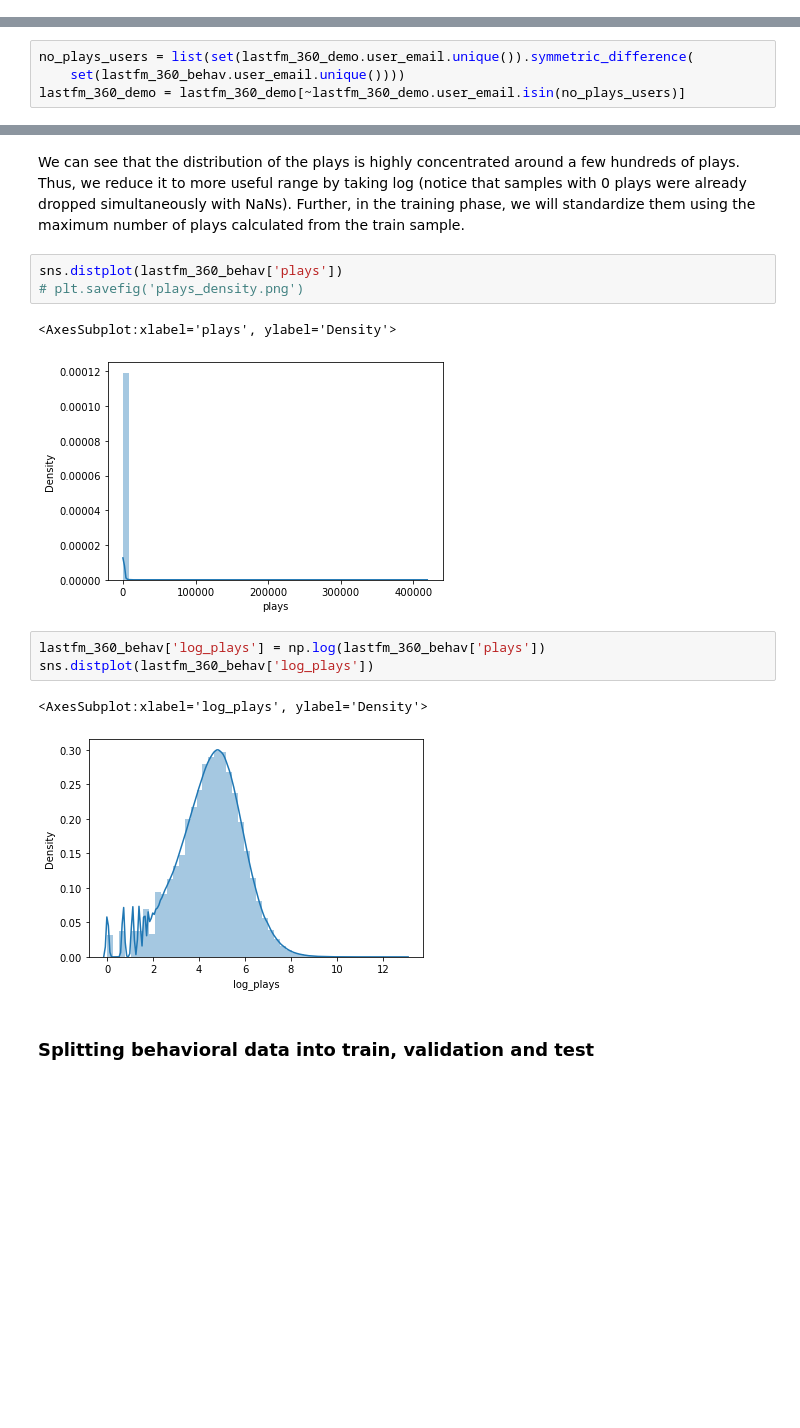
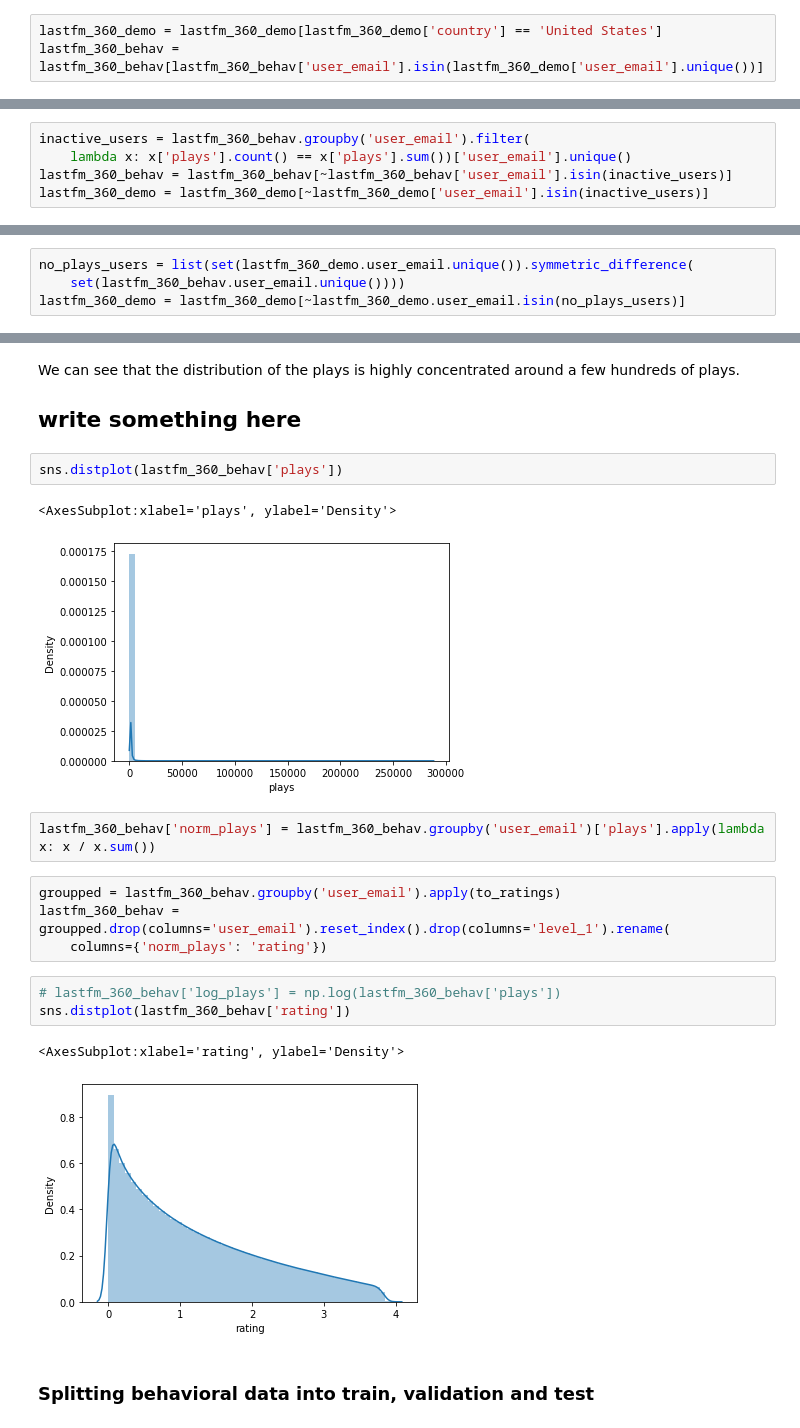
Before and after one commit to TimofeevAlex/LastFM, a Jupyter notebook: preprocessing.ipynb, the cells around one changed output, grey strips where cells are left out. Saved outputs shown, nothing was run; the diff lists cells and outputs as text; blank space fills up the shorter version.

```diff
--- a/preprocessing.ipynb
+++ b/preprocessing.ipynb
@@ -29,6 +26,9 @@ lastfm_360_demo = pd.read_csv('lastfm-dataset-360K/usersha1-profile.tsv', sep='\
                              names=['user_email', 'gender', 'age', 'country', 'signup'])
 lastfm_360_behav = pd.read_csv('lastfm-dataset-360K/usersha1-artmbid-artname-plays.tsv', sep='\t', header=None,
                               names=['user_email', 'artist_id', 'artist_name', 'plays'])
+# %%
+lastfm_360_demo = lastfm_360_demo[lastfm_360_demo['country'] == 'United States']
+lastfm_360_behav = lastfm_360_behav[lastfm_360_behav['user_email'].isin(lastfm_360_demo['user_email'].unique())]
 # %% [markdown]
 Transform "signup" column into datetime type
 # %%
@@ -185,3 +195,8 @@ lastfm_360_behav['user_email'] = lastfm_360_behav['user_email'].map(lambda x: up
+# %%
+inactive_users = lastfm_360_behav.groupby('user_email').filter(
+    lambda x: x['plays'].count() == x['plays'].sum())['user_email'].unique()
+lastfm_360_behav = lastfm_360_behav[~lastfm_360_behav['user_email'].isin(inactive_users)]
+lastfm_360_demo = lastfm_360_demo[~lastfm_360_demo['user_email'].isin(inactive_users)]
 # %%
 print(lastfm_360_behav.artist_id.unique().shape)
 print(lastfm_360_behav.user_email.unique().shape)
@@ -228,17 +243,23 @@ g.set_xticklabels(g.get_xticklabels(), rotation=45)
-# %% [markdown]
-We can see that the distribution of the plays is highly concentrated around a few hundreds of plays. Thus, we reduce it to more useful range by taking log (notice that samples with 0 plays were already dropped simultaneously with NaNs). Further, in the training phase, we will standardize them using the maximum number of plays calculated from the train sample.
+# %% [markdown]
+We can see that the distribution of the plays is highly concentrated around a few hundreds of plays.
+## write something here
 # %%
 sns.distplot(lastfm_360_behav['plays'])
-# plt.savefig('plays_density.png')
 # %% [output]
 <AxesSubplot:xlabel='plays', ylabel='Density'>
-[figure, old version]
+[figure, new version]
+# %%
+lastfm_360_behav['norm_plays'] = lastfm_360_behav.groupby('user_email')['plays'].apply(lambda x: x / x.sum())
+# %%
+groupped = lastfm_360_behav.groupby('user_email').apply(to_ratings)
+lastfm_360_behav = groupped.drop(columns='user_email').reset_index().drop(columns='level_1').rename(
+    columns={'norm_plays': 'rating'})
 # %%
-lastfm_360_behav['log_plays'] = np.log(lastfm_360_behav['plays'])
-sns.distplot(lastfm_360_behav['log_plays'])
+# lastfm_360_behav['log_plays'] = np.log(lastfm_360_behav['plays'])
+sns.distplot(lastfm_360_behav['rating'])
 # %% [output]
-<AxesSubplot:xlabel='log_plays', ylabel='Density'>
+<AxesSubplot:xlabel='rating', ylabel='Density'>
-[figure, old version]
+[figure, new version]
 # %% [markdown]
 ### Splitting behavioral data into train, validation and test
 # %%
```
Also changed, not shown: parts of 22 cells of this notebook, 4 other files.
